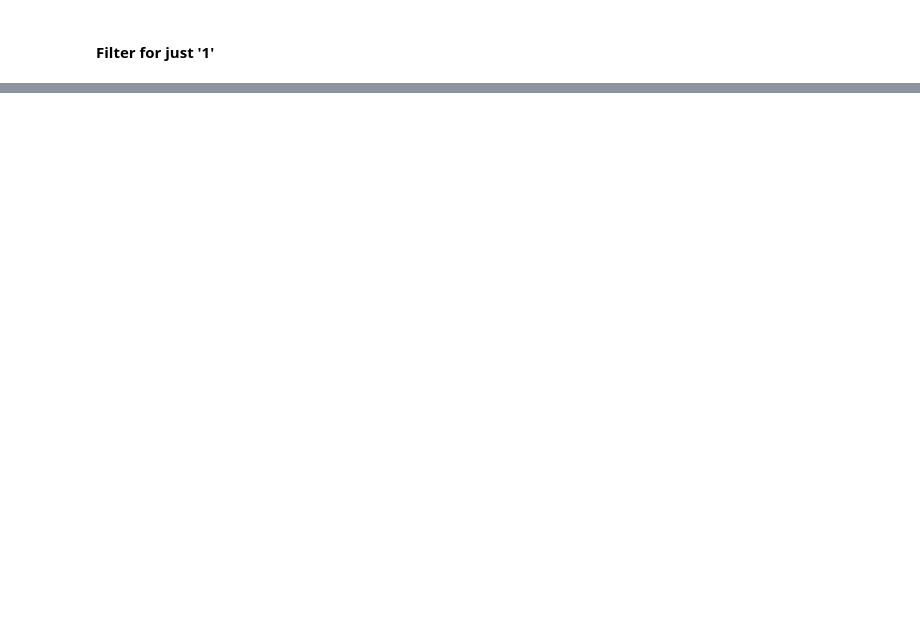
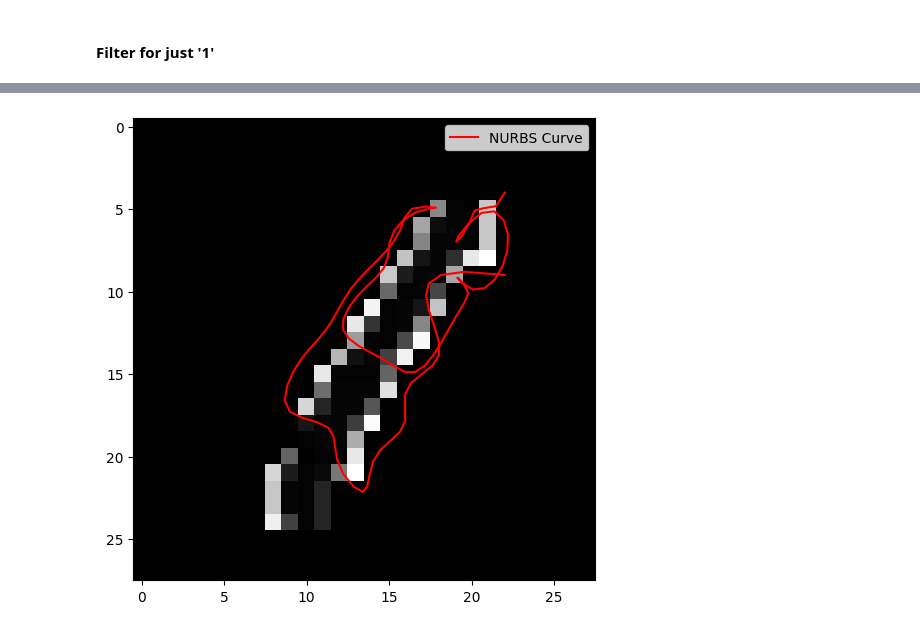
Before and after one commit to Alex-Alti/MNIST_NURBS_Fitting, a Jupyter notebook: Image_to_Curve.ipynb, the cells around one changed output, grey strips where cells are left out. Cells and saved outputs as stored; diff of their text form; code cells hidden in the pictures; blank space fills up the shorter version.

```diff
--- a/Image_to_Curve.ipynb
+++ b/Image_to_Curve.ipynb
@@ -113,0 +159,41 @@ Number of test images labeled '1': 28
+# %%
+import cv2
+import numpy as np
+import matplotlib.pyplot as plt
+from scipy.interpolate import splprep, splev
+
+# Select one image of digit '1'
+image = x_train_1[0]  # Select the first filtered '1' image
+
+# Convert to uint8 (needed for OpenCV)
+image = (image * 255).astype(np.uint8)
+
+# Apply Gaussian Blur (optional, reduces noise)
+blurred = cv2.GaussianBlur(image, (5, 5), 0)
+
+# Apply Canny Edge Detection
+edges = cv2.Canny(blurred, threshold1=50, threshold2=150)
+
+# Find contours
+contours, _ = cv2.findContours(edges, cv2.RETR_EXTERNAL, cv2.CHAIN_APPROX_SIMPLE)
+
+# Select the largest contour
+contour = max(contours, key=cv2.contourArea)
+
+# Convert contour points to a format suitable for interpolation
+contour = contour[:, 0, :]  # Remove unnecessary dimension
+x, y = contour[:, 0], contour[:, 1]
+
+# Fit a NURBS curve (B-spline approximation)
+tck, u = splprep([x, y], s=2)  # s controls smoothness
+u_new = np.linspace(0, 1, 100)  # Generate 100 points along the curve
+x_smooth, y_smooth = splev(u_new, tck)
+
+# Plot results
+plt.figure(figsize=(6, 6))
+plt.imshow(image, cmap='gray')
+plt.plot(x_smooth, y_smooth, 'r-', label='NURBS Curve')  # Red curve
+plt.legend()
+plt.show()
+# %% [output]
+[figure, added]
```
Also changed, not shown: parts of 4 cells of this notebook.
